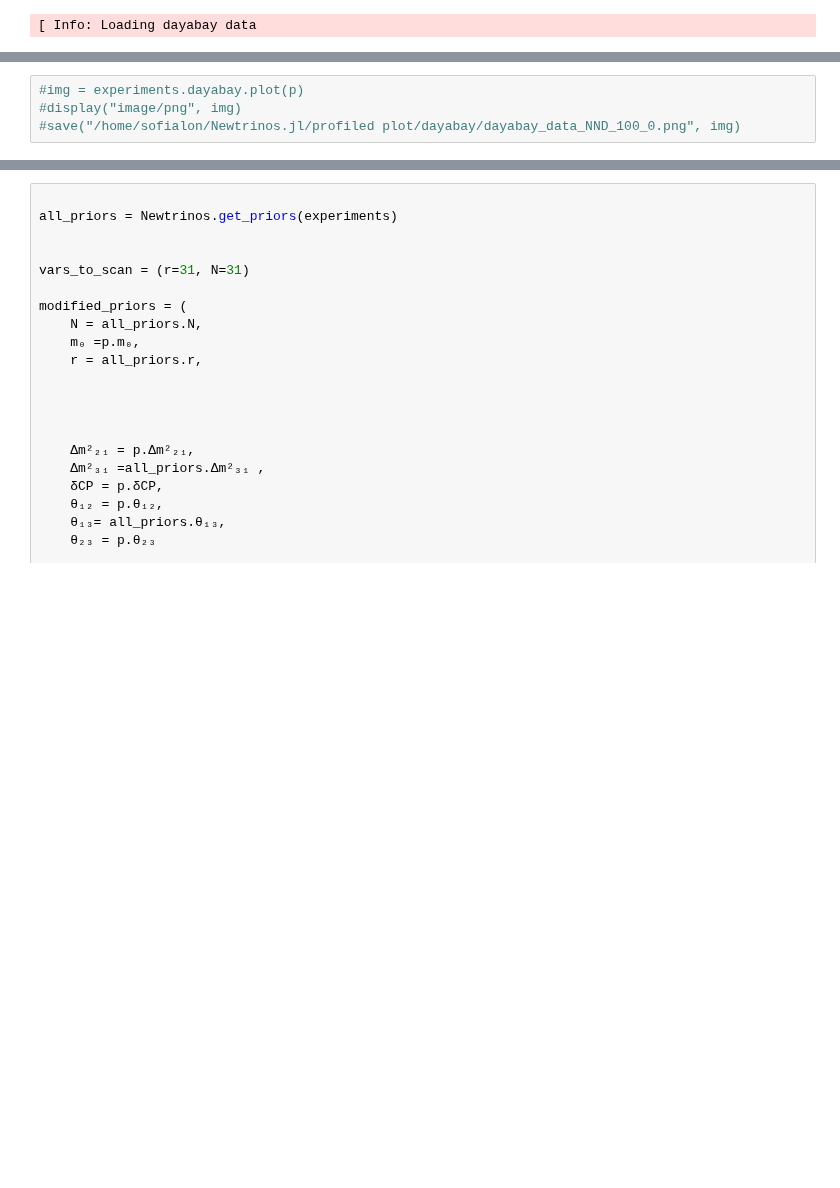
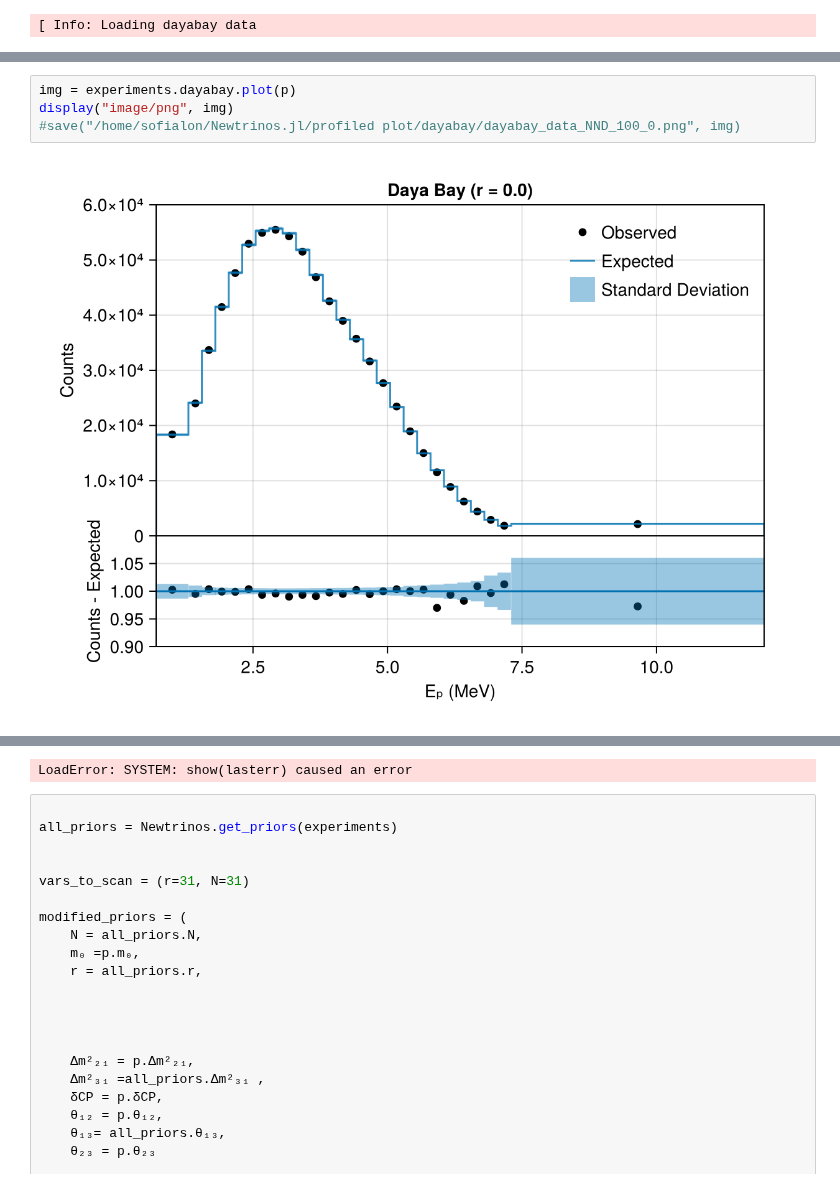
Before and after one commit to philippeller/Newtrinos.jl, a Jupyter notebook: notebooks/dayabay.ipynb, the cells around one changed output, grey strips where cells are left out. Drawn from its saved outputs; the diff is of its cells as text; blank space fills up the shorter version.

```diff
--- a/notebooks/dayabay.ipynb
+++ b/notebooks/dayabay.ipynb
@@ -59,4 +59,6 @@ p = Newtrinos.get_params(experiments)
 # %%
-#img = experiments.dayabay.plot(p)
-#display("image/png", img)
+img = experiments.dayabay.plot(p)
+display("image/png", img)
 #save("/home/sofialon/Newtrinos.jl/profiled plot/dayabay/dayabay_data_NND_100_0.png", img)
+# %% [output]
+[figure, added]
@@ -63,3 +70,4 @@ p = Newtrinos.get_params(experiments)
+LoadError: SYSTEM: show(lasterr) caused an error
 # %%
 
 all_priors = Newtrinos.get_priors(experiments)
```
Also changed, not shown: parts of 9 cells of this notebook, 10 other files.
